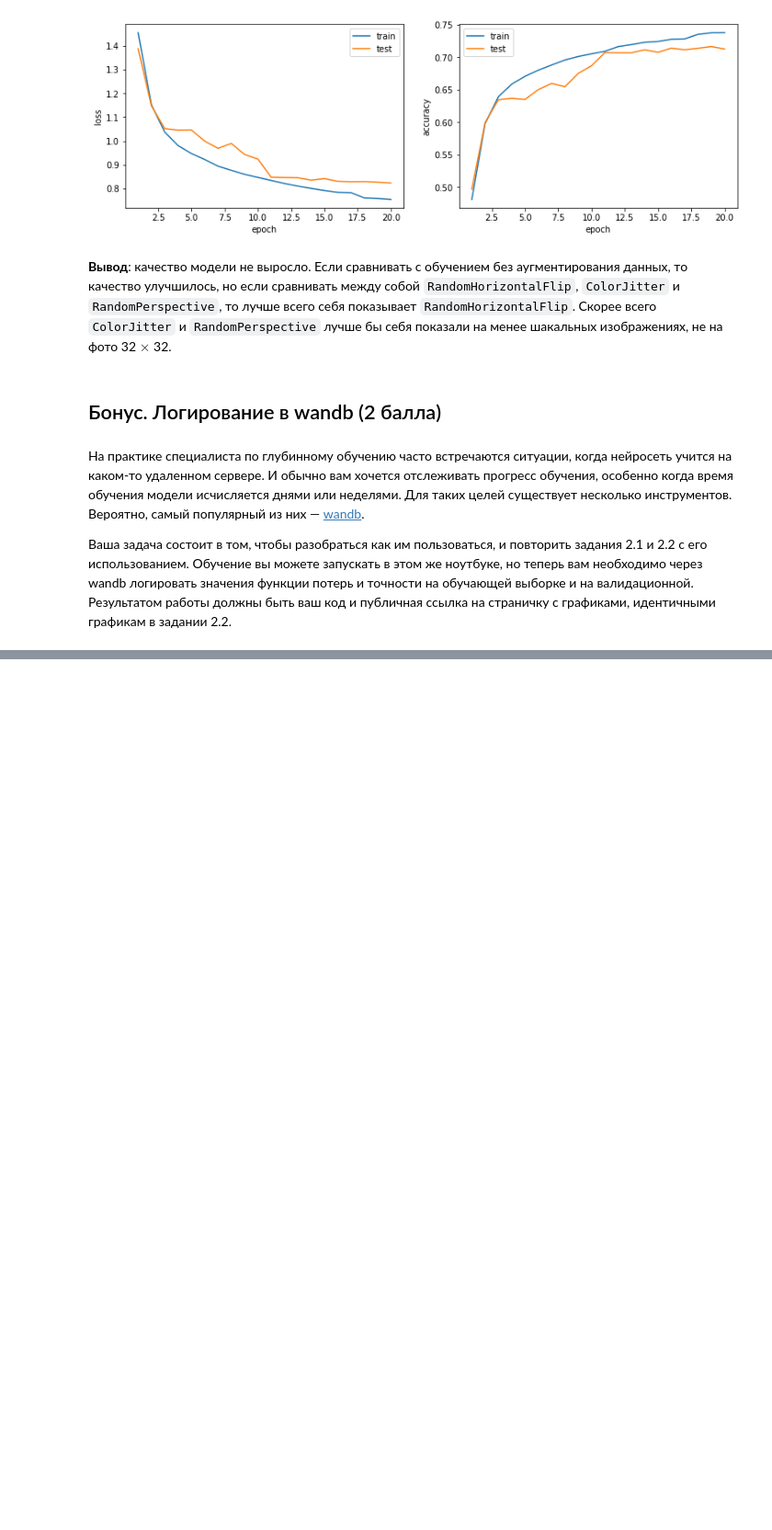
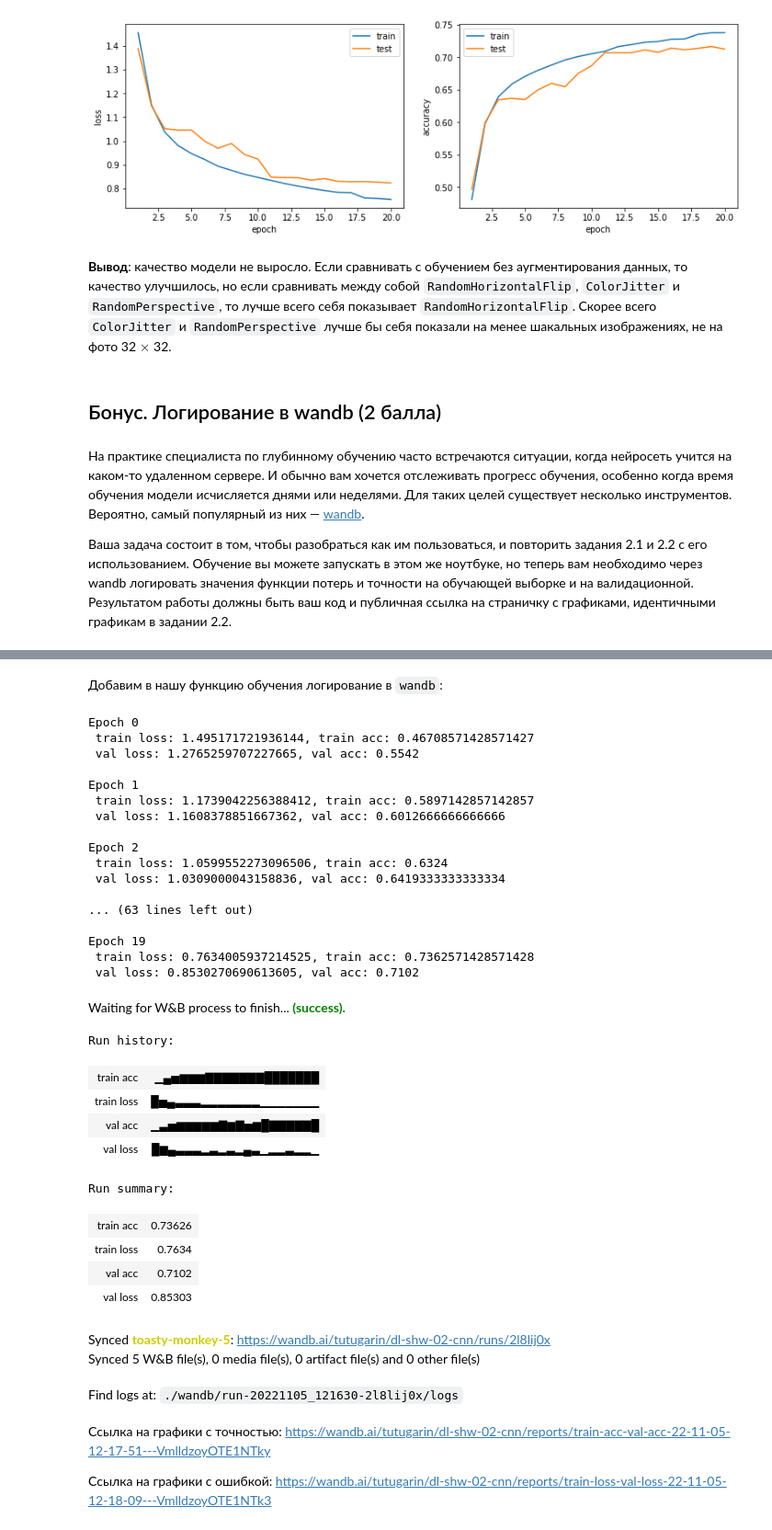
Before and after one commit to tutugarin/dl-course-hse, a Jupyter notebook: shw-02/shw-02-cnn.ipynb, the cells around one changed output, grey strips where cells are left out. Shown at 92% size. Saved outputs shown, nothing was run; the diff lists cells and outputs as text; code cells hidden in the pictures; blank space fills up the shorter version.

```diff
--- a/shw-02/shw-02-cnn.ipynb
+++ b/shw-02/shw-02-cnn.ipynb
@@ -714,0 +737,78 @@ plot_losses(train_loss_log, val_loss_log, train_acc_log, val_acc_log)
+# %% [markdown]
+Добавим в нашу функцию обучения логирование в `wandb`:
+# %%
+def train(model, optimizer, n_epochs, train_loader, val_loader, scheduler=None):
+    train_loss_log, train_acc_log, val_loss_log, val_acc_log = [], [], [], []
+
+    for epoch in range(n_epochs):
+        train_loss, train_acc = train_epoch(model, optimizer, train_loader)
+        val_loss, val_acc = test(model, val_loader)
+
+        train_loss_log.append(train_loss)
+        train_acc_log.append(train_acc)
+
+        val_loss_log.append(val_loss)
+        val_acc_log.append(val_acc)
+
+        metrics = {
+            "train loss": train_loss,
+            "val loss": val_loss,
+            "train acc": train_acc,
+            "val acc": val_acc,
+        }
+
+        wandb.log(metrics)
+
+        print(f"Epoch {epoch}")
+        print(f" train loss: {train_loss}, train acc: {train_acc}")
+        print(f" val loss: {val_loss}, val acc: {val_acc}\n")
+
+        if scheduler is not None:
+            scheduler.step()
+
+    return train_loss_log, train_acc_log, val_loss_log, val_acc_log
+# %%
+net = BasicBlockNet().to(device)
+# wandb.watch(net, log_freq=100)
+
+optimizer = optim.SGD(net.parameters(), lr=0.1, momentum=0.9)
+train_loss_log, train_acc_log, val_loss_log, val_acc_log = train(net, optimizer, 20, train_loader, val_loader)
+wandb.finish()
+# %% [output]
+Epoch 0
+ train loss: 1.495171721936144, train acc: 0.46708571428571427
+ val loss: 1.2765259707227665, val acc: 0.5542
+
+Epoch 1
+ train loss: 1.1739042256388412, train acc: 0.5897142857142857
+ val loss: 1.1608378851667362, val acc: 0.6012666666666666
+
+Epoch 2
+ train loss: 1.0599552273096506, train acc: 0.6324
+ val loss: 1.0309000043158836, val acc: 0.6419333333333334
+
+... (63 lines left out)
+
+Epoch 19
+ train loss: 0.7634005937214525, train acc: 0.7362571428571428
+ val loss: 0.8530270690613605, val acc: 0.7102
+Waiting for W&B process to finish... (success).
+Run history:
+| train acc | ▁▄▅▆▆▆▇▇▇▇▇▇▇███████ |
+| train loss | █▅▄▃▃▃▂▂▂▂▂▂▂▁▁▁▁▁▁▁ |
+| val acc | ▁▃▅▆▆▆▆▆▇▆▇▅▆█▇▇▇▇▇█ |
+| val loss | █▆▄▃▃▃▂▃▂▃▂▄▃▁▂▂▃▂▂▁ |
+Run summary:
+| train acc | 0.73626 |
+| train loss | 0.7634 |
+| val acc | 0.7102 |
+| val loss | 0.85303 |
+Synced toasty-monkey-5: https://wandb.ai/tutugarin/dl-shw-02-cnn/runs/2l8lij0x
+Synced 5 W&B file(s), 0 media file(s), 0 artifact file(s) and 0 other file(s)
+Find logs at: ./wandb/run-20221105_121630-2l8lij0x/logs
+# %% [markdown]
+Ссылка на графики с точностью:
+https://wandb.ai/tutugarin/dl-shw-02-cnn/reports/train-acc-val-acc-22-11-05-12-17-51---VmlldzoyOTE1NTky
+
+Ссылка на графики с ошибкой:
+https://wandb.ai/tutugarin/dl-shw-02-cnn/reports/train-loss-val-loss-22-11-05-12-18-09---VmlldzoyOTE1NTk3
```
Also changed, not shown: parts of 3 cells of this notebook, 1 other file.
